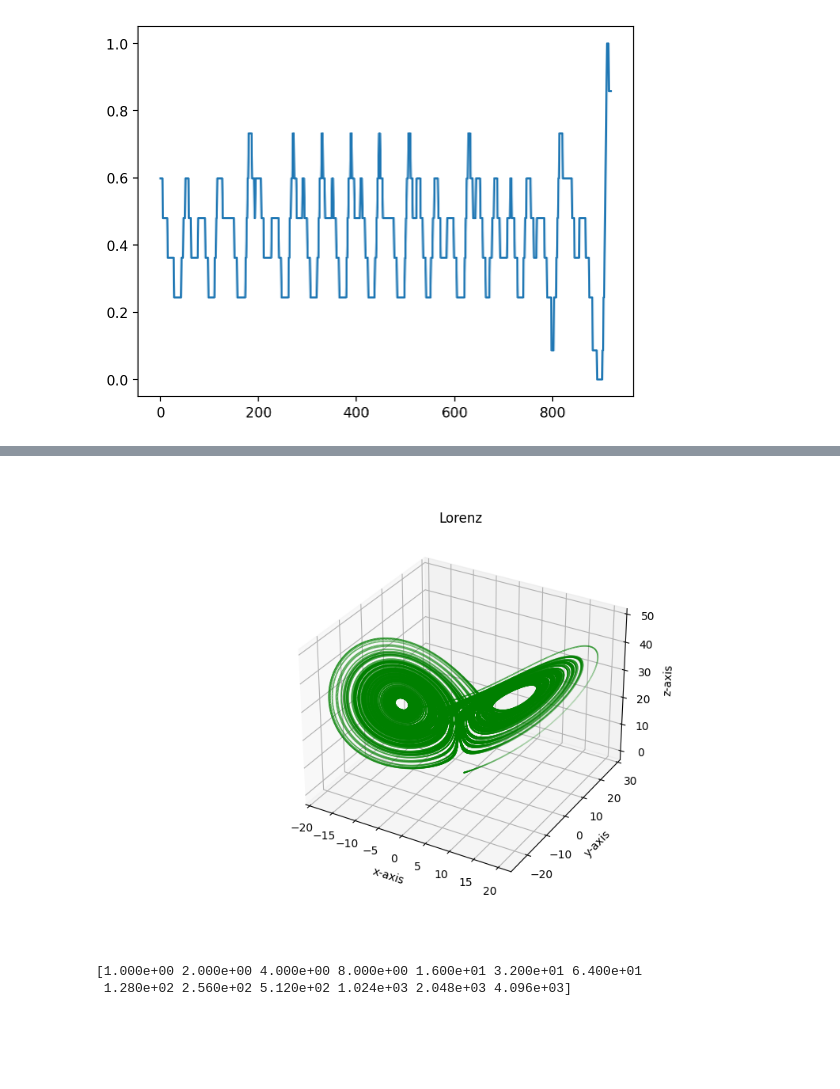
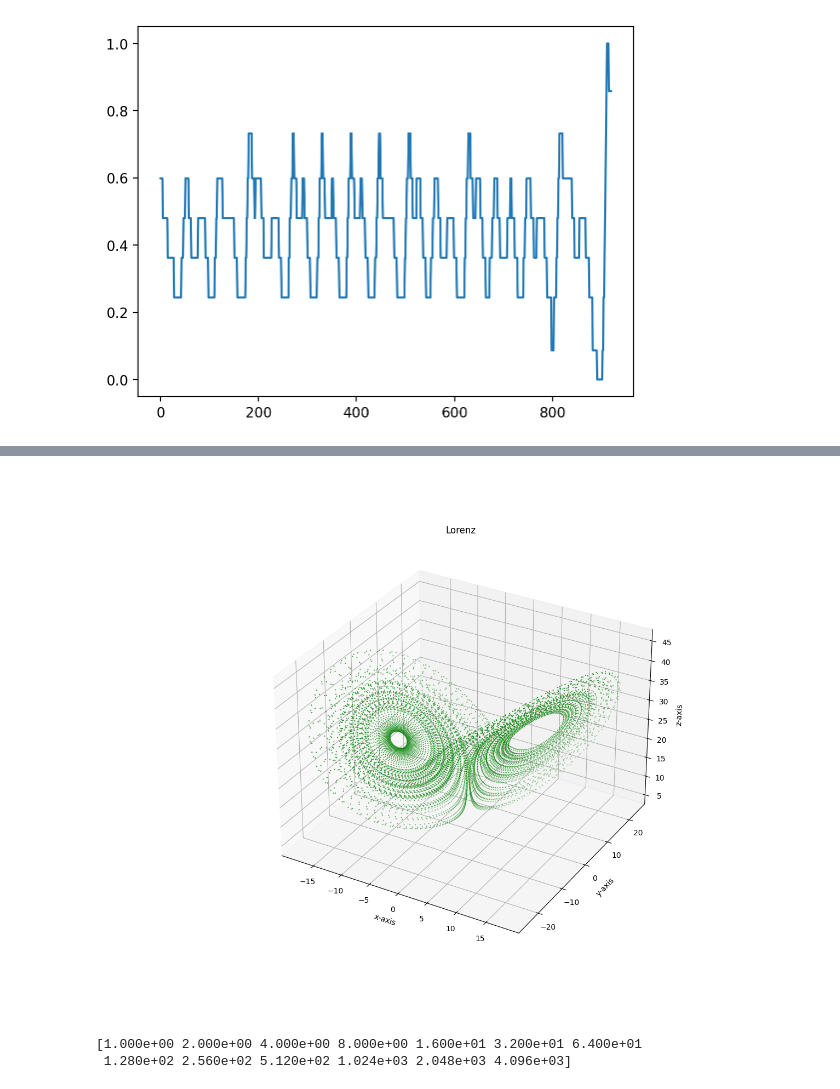
Before and after one commit to mahesh0537/NLD-music-synthesis, a Jupyter notebook: chaotic_melodies.ipynb, the cells around one changed output, grey strips where cells are left out. Drawn from its saved outputs; the diff is of its cells as text; code cells hidden in the pictures; blank space fills up the shorter version.

```diff
--- a/chaotic_melodies.ipynb
+++ b/chaotic_melodies.ipynb
@@ -498,17 +501,17 @@ n = 1000000
 out = []
 for i in range(n):
     a = model()
-    if i % 1000 == 0:
+    if i % 100 == 0:
         out.append(a)
 out = np.array(out)
 x, y, z = out[cut:n,0], out[cut:n, 1], out[cut:n, 2]
 
-m = melody()
-x_out, y_out,z_out = m(x,y,z)
+# m = melody()
+# x_out, y_out,z_out = m(x,y,z)
 
-a = xyz_midi()
-a.music_duration = 40
-a(x,y,z)
-clear_output()
-a.play()
+# a = xyz_midi()
+# a.music_duration = 40
+# a(x,y,z)
+# clear_output()
+# a.play()
 # !timidity test.mid -Ow -o - | ffmpeg -i - -acodec libmp3lame -ab 64k Lorenz.mp3
@@ -517,19 +518,19 @@ a.play()
 # %%
-fig = plt.figure(figsize=(9, 6))
+fig = plt.figure(figsize=(13, 10))
 ax = plt.axes(projection='3d')
 # creating the plot
-ax.scatter3D(x, y, z, color='green', s = 0.1)
+ax.scatter3D(x, y, z, color='green', s = 0.3)
 
 # setting title and labels
 ax.set_title("Lorenz")
 ax.set_xlabel('x-axis')
 ax.set_ylabel('y-axis')
 ax.set_zlabel('z-axis')
 
 # displaying the plot
 plt.show()
 # %% [output]
-[figure, old version]
+[figure, new version]
 # %%
 x = 0.3
 y = 0.4
```
Also changed, not shown: parts of 10 cells of this notebook, 7 other files.
